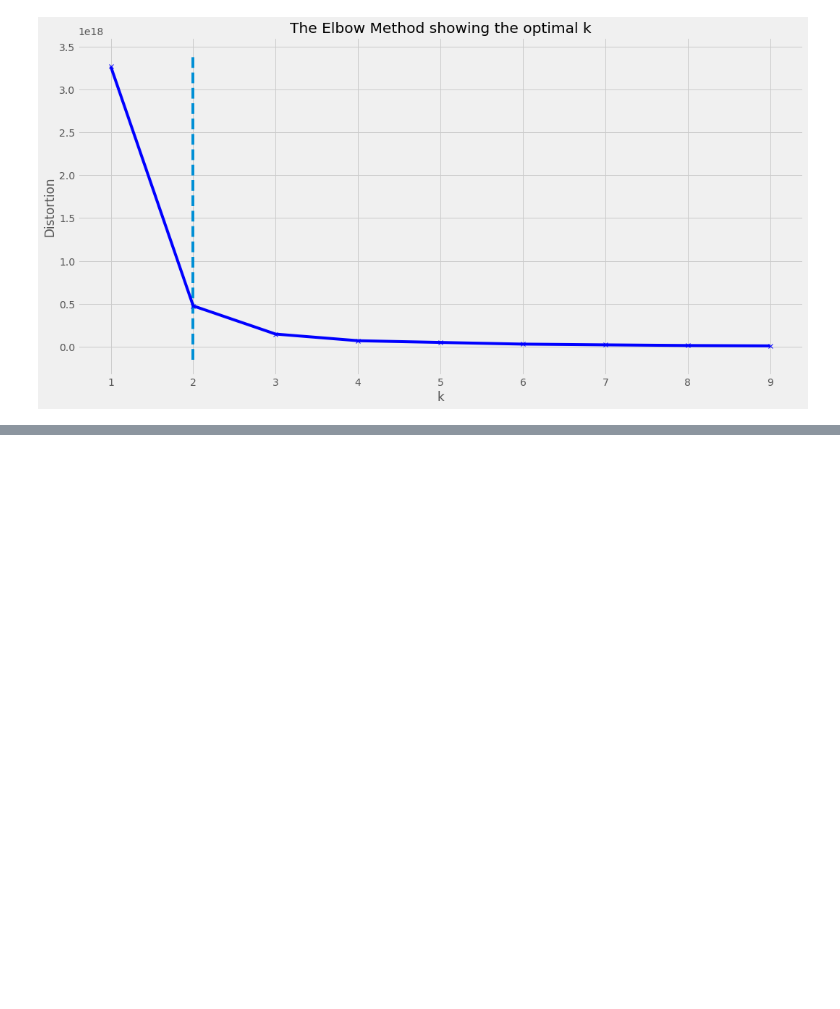
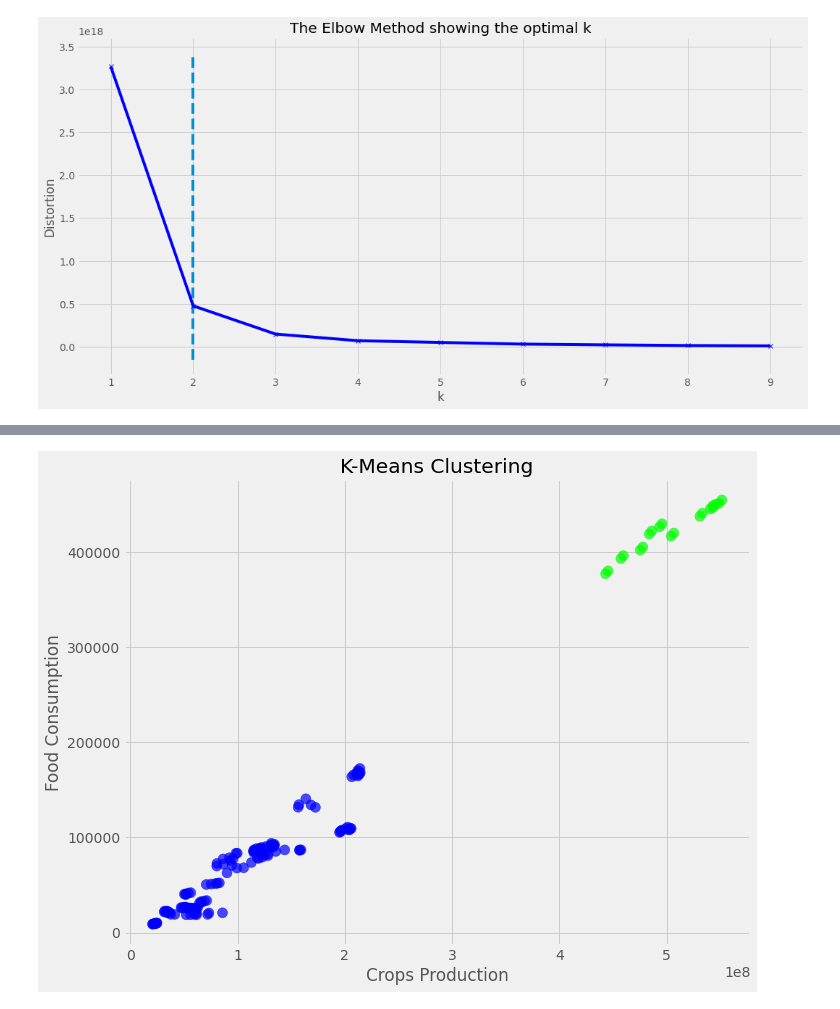
Before and after one commit to minxuan1509/IDS-FAO-Analysis, a Jupyter notebook: IDS FAO.ipynb, the cells around one changed output, grey strips where cells are left out. Cells and saved outputs as stored; diff of their text form; code cells hidden in the pictures; blank space fills up the shorter version.

```diff
--- a/IDS FAO.ipynb
+++ b/IDS FAO.ipynb
@@ -1072,13 +1123,15 @@ combined
 # %%
 v1 = combined['crops_Value']
 v2 = combined['fb_Value']
 fig = plt.figure(figsize=(10,8))
 ax = fig.add_subplot(111)
-scatter = ax.scatter(v1, v2, c=kmeans_labels[0],s=150,cmap='brg',alpha=0.7)
+scatter = ax.scatter(v1, v2, c=kmeans_labels[0],s=100,cmap='brg',alpha=0.7)
 ax.set_title('K-Means Clustering')
 ax.set_xlabel("Crops Production")
 ax.set_ylabel("Food Consumption")
 plt.show()
+# %% [output]
+[figure, added]
 # %%
 centroids = model.cluster_centers_
 labels = model.labels_
```
Also changed, not shown: parts of 7 cells of this notebook.
